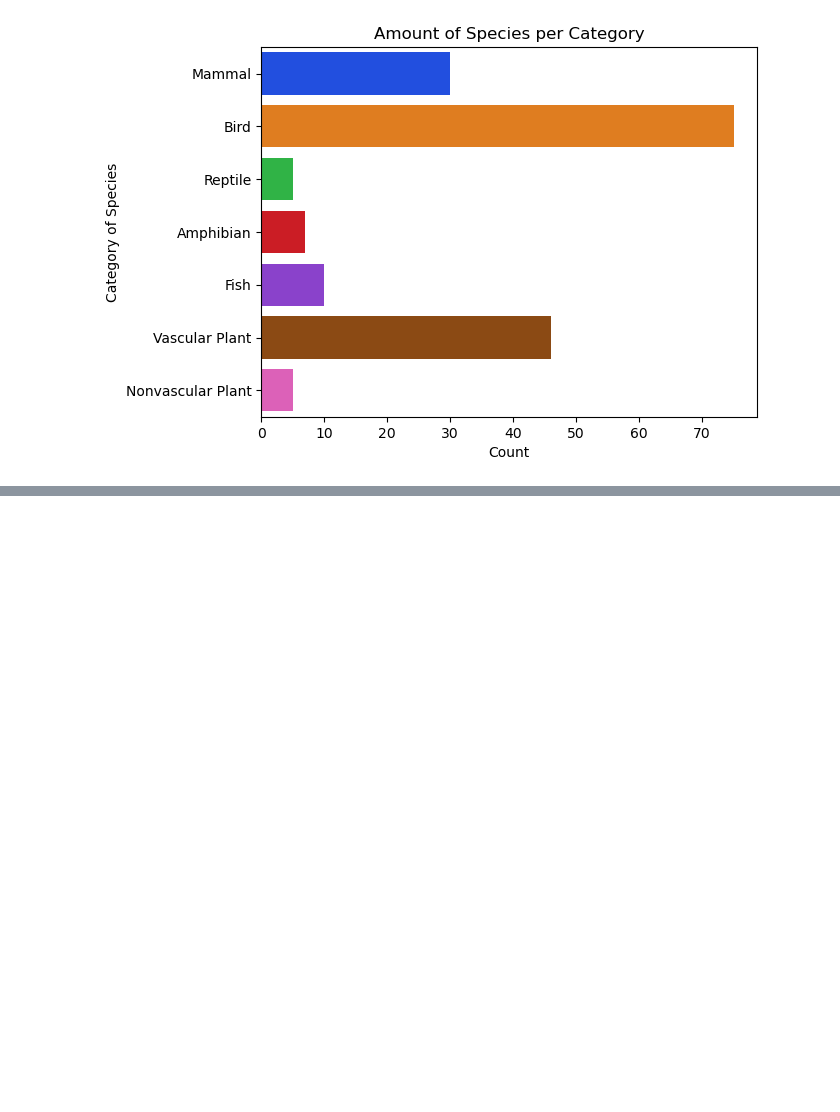
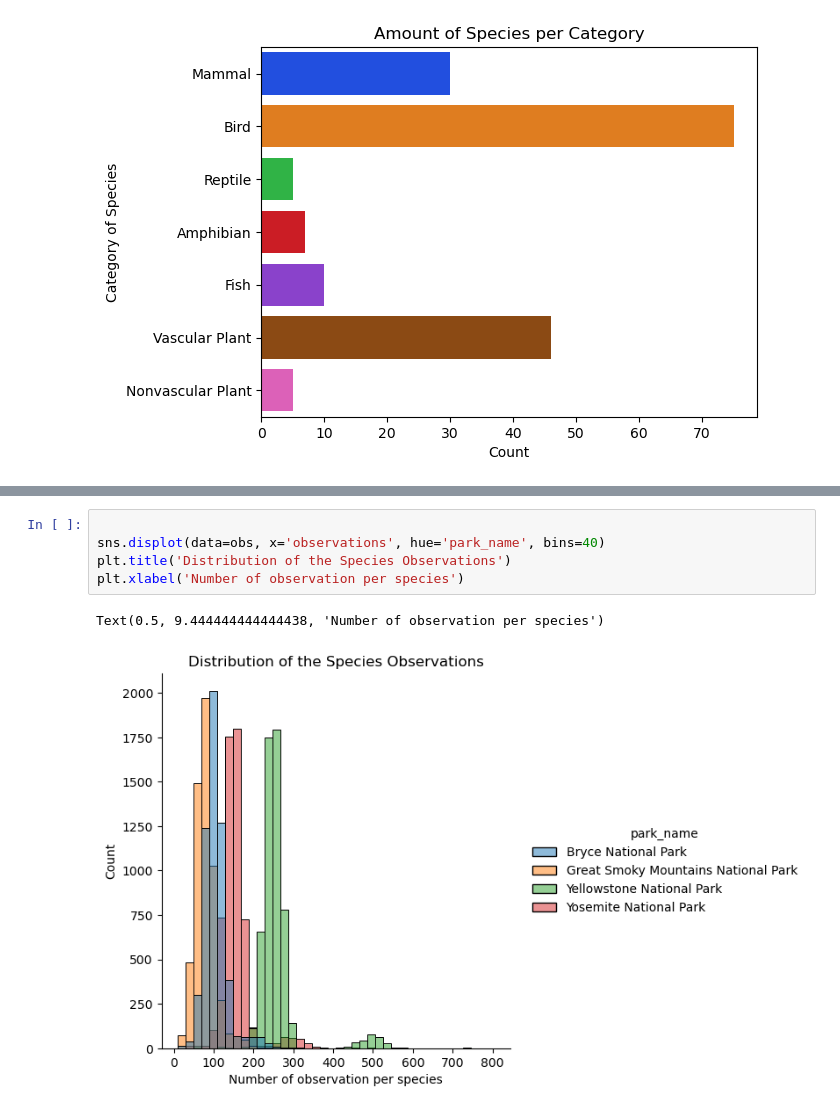
Before and after one commit to CrisFC4/Biodiversity_project, a Jupyter notebook: biodiversity_starter/biodiversity.ipynb, the cells around one changed output, grey strips where cells are left out. Drawn from its saved outputs; the diff is of its cells as text; blank space fills up the shorter version.

```diff
--- a/biodiversity_starter/biodiversity.ipynb
+++ b/biodiversity_starter/biodiversity.ipynb
@@ -191,0 +318,8 @@ Text(0.5, 0, 'Count')
+# %%
+
+sns.displot(data=obs, x='observations', hue='park_name', bins=40)
+plt.title('Distribution of the Species Observations')
+plt.xlabel('Number of observation per species')
+# %% [output]
+Text(0.5, 9.444444444444438, 'Number of observation per species')
+[figure, added]
```
Also changed, not shown: parts of 18 cells of this notebook.
